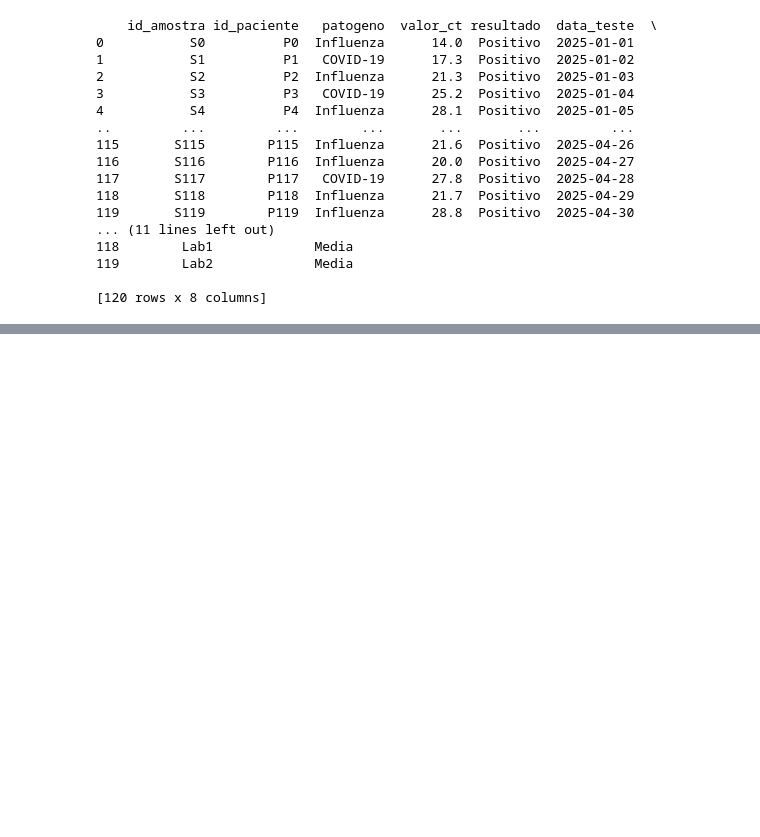
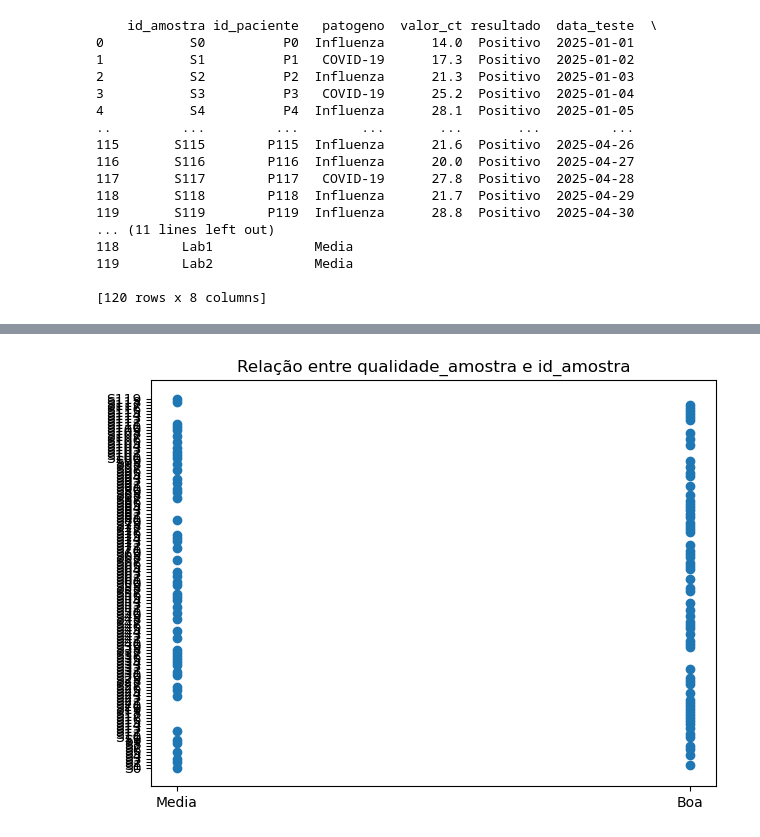
Before and after one commit to zairnhpedro/projecto_final, a Jupyter notebook: notebooks/work.ipynb, the cells around one changed output, grey strips where cells are left out. Saved outputs shown, nothing was run; the diff lists cells and outputs as text; code cells hidden in the pictures; blank space fills up the shorter version.

```diff
--- a/notebooks/work.ipynb
+++ b/notebooks/work.ipynb
@@ -72,0 +217,9 @@ print (df)
+# %%
+
+
+plt.plot(df["qualidade_amostra"], df["id_amostra"], "o")
+plt.title("Relação entre qualidade_amostra e id_amostra")
+plt.tight_layout()
+plt.show()
+# %% [output]
+[figure, added]
```
Also changed, not shown: parts of 18 cells of this notebook, 1 other file.
